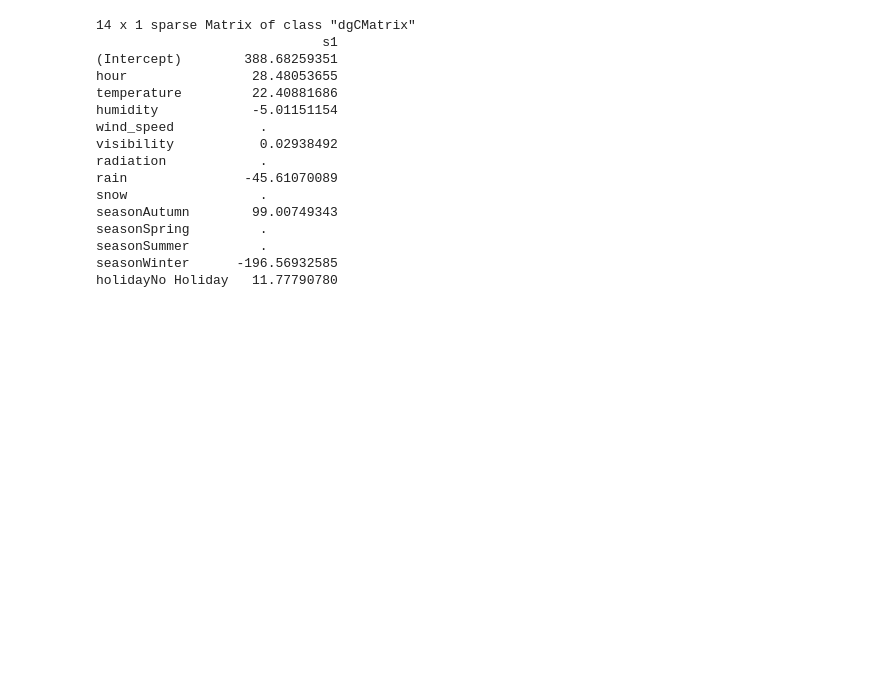
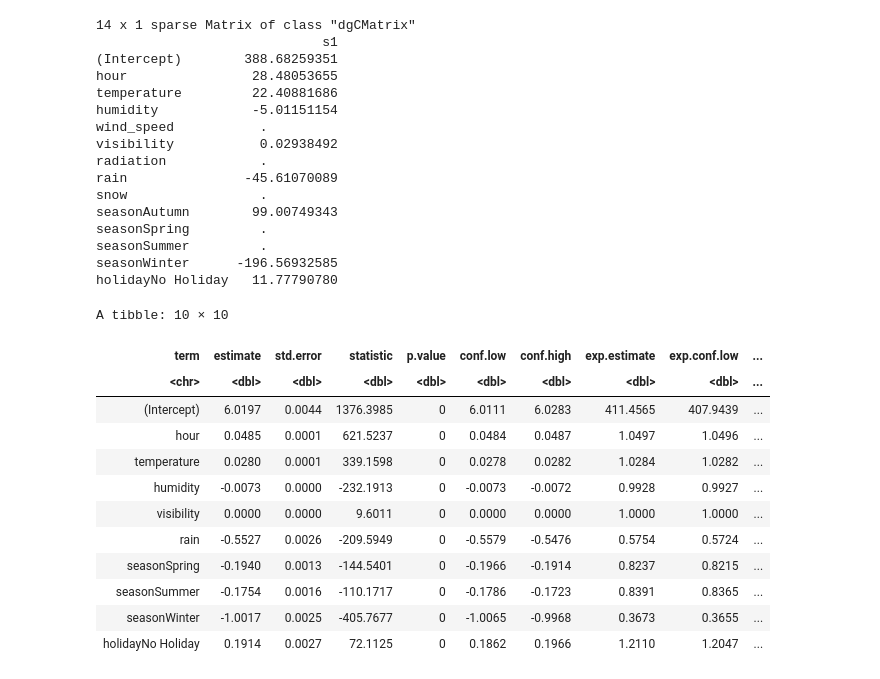
Before and after one commit to omertahi/STAT301-Project, a Jupyter notebook: Final Report.ipynb, the cells around one changed output. Saved outputs shown, nothing was run; the diff lists cells and outputs as text; code cells hidden in the pictures; blank space fills up the shorter version.

```diff
--- a/Final Report.ipynb
+++ b/Final Report.ipynb
@@ -427,3 +396,31 @@ seasonSpring         .
 seasonSummer         .
 seasonWinter      -196.56932585
 holidayNo Holiday   11.77790780
+# %%
+bike_Poisson_model <- glm(formula = bike_count ~ . - wind_speed - radiation - snow,
+                          data = training_bike,
+                          family = "poisson")
+
+Poisson_model_results <-
+  tidy(bike_Poisson_model, conf.int = TRUE) %>%
+  mutate(
+    exp.estimate = exp(estimate),
+    exp.conf.low = exp(conf.low),
+    exp.conf.high = exp(conf.high)) %>%
+  mutate_if(is.numeric, round, 4)
+
+Poisson_model_results
+# %% [output]
+A tibble: 10 × 10
+| term | estimate | std.error | statistic | p.value | conf.low | conf.high | exp.estimate | exp.conf.low | ... |
+| <chr> | <dbl> | <dbl> | <dbl> | <dbl> | <dbl> | <dbl> | <dbl> | <dbl> | ... |
+| (Intercept) | 6.0197 | 0.0044 | 1376.3985 | 0 | 6.0111 | 6.0283 | 411.4565 | 407.9439 | ... |
+| hour | 0.0485 | 0.0001 | 621.5237 | 0 | 0.0484 | 0.0487 | 1.0497 | 1.0496 | ... |
+| temperature | 0.0280 | 0.0001 | 339.1598 | 0 | 0.0278 | 0.0282 | 1.0284 | 1.0282 | ... |
+| humidity | -0.0073 | 0.0000 | -232.1913 | 0 | -0.0073 | -0.0072 | 0.9928 | 0.9927 | ... |
+| visibility | 0.0000 | 0.0000 | 9.6011 | 0 | 0.0000 | 0.0000 | 1.0000 | 1.0000 | ... |
+| rain | -0.5527 | 0.0026 | -209.5949 | 0 | -0.5579 | -0.5476 | 0.5754 | 0.5724 | ... |
+| seasonSpring | -0.1940 | 0.0013 | -144.5401 | 0 | -0.1966 | -0.1914 | 0.8237 | 0.8215 | ... |
+| seasonSummer | -0.1754 | 0.0016 | -110.1717 | 0 | -0.1786 | -0.1723 | 0.8391 | 0.8365 | ... |
+| seasonWinter | -1.0017 | 0.0025 | -405.7677 | 0 | -1.0065 | -0.9968 | 0.3673 | 0.3655 | ... |
+| holidayNo Holiday | 0.1914 | 0.0027 | 72.1125 | 0 | 0.1862 | 0.1966 | 1.2110 | 1.2047 | ... |
```
Also changed, not shown: parts of 7 cells of this notebook.
